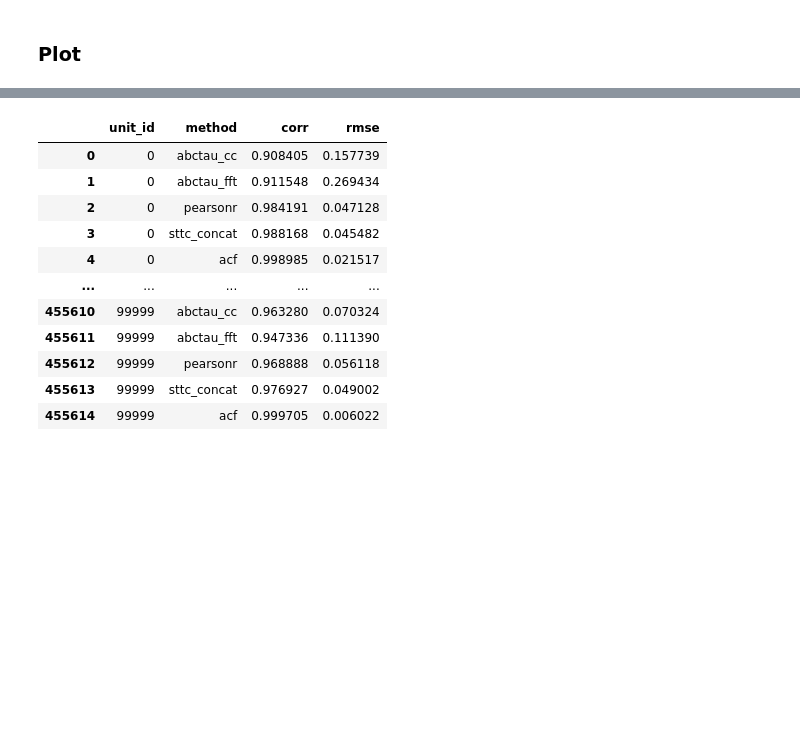
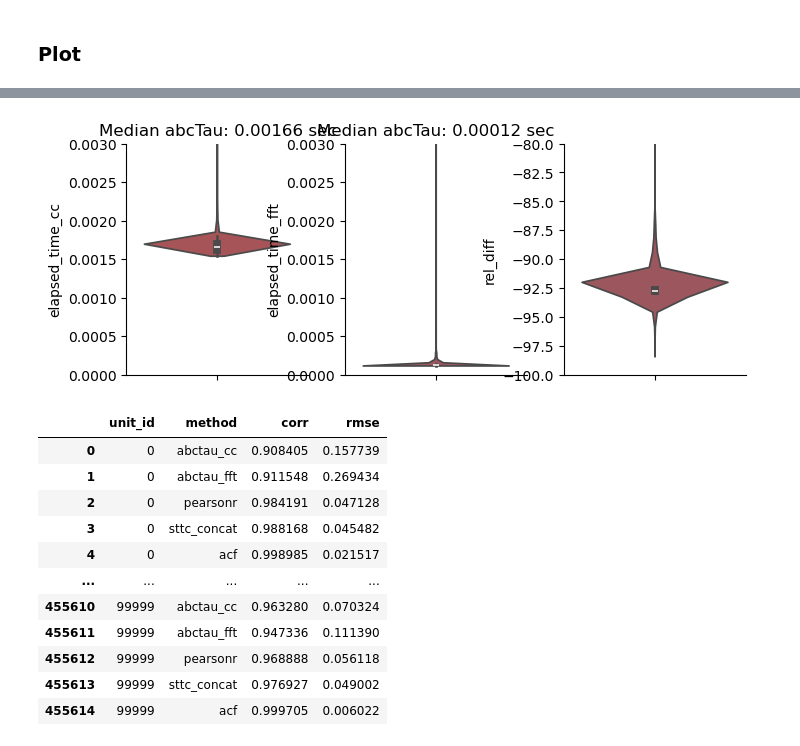
Before and after one commit to iinnpp/isttc, a Jupyter notebook: notebooks/abctau_tests/syn_dataset_trials_summ_stat.ipynb, the cells around one changed output, grey strips where cells are left out. Drawn from its saved outputs; the diff is of its cells as text; code cells hidden in the pictures; blank space fills up the shorter version.

```diff
--- a/notebooks/abctau_tests/syn_dataset_trials_summ_stat.ipynb
+++ b/notebooks/abctau_tests/syn_dataset_trials_summ_stat.ipynb
@@ -79,6 +80,8 @@ maxTimeLag = 1000 # only used when using autocorrelation for summary statistics
 # %%
 data_sumStat_l = []
 data_sumStat_fft_l = []
+cc_elapsed_time_l = []
+fft_elapsed_time_l = []
 unit_id_l = []
 
 for k,v in list(trial_dict_binned.items()):
@@ -89,12 +92,19 @@ for k,v in list(trial_dict_binned.items()):
     T = trial_lens_binned[k]
     numBinData = spike_binned.shape[1]
 
+    start_cc = time.perf_counter()
     data_sumStat = abcTau.summary_stats.comp_sumStat(spike_binned, summStat_metric, ifNorm, deltaT, binSize, T, numBinData, maxTimeLag)
+    elapsed_time_cc = time.perf_counter() - start_cc
+
+    start_fft = time.perf_counter()
     data_sumStat_fft = abcTau.summary_stats.comp_sumStat(spike_binned, summStat_metric_fft, ifNorm, deltaT, binSize, T, numBinData, maxTimeLag)
+    elapsed_time_fft = time.perf_counter() - start_fft
 
     data_sumStat_l.append(data_sumStat)
     data_sumStat_fft_l.append(data_sumStat_fft)
     unit_id_l.append(k)
+    cc_elapsed_time_l.append(elapsed_time_cc)
+    fft_elapsed_time_l.append(elapsed_time_fft)
 # %% [output]
 Processing 0....
 Processing 5000....
@@ -116,14 +126,23 @@ Processing 80000....
 Processing 85000....
 Processing 90000....
 Processing 95000....
+# %%
+# make df with elapsed_time for cc and fft
+elapsed_time_df = pd.DataFrame({
+    "unit_id": unit_id_l,
+    "elapsed_time_cc": cc_elapsed_time_l,
+    "elapsed_time_fft": fft_elapsed_time_l
+})
+elapsed_time_df["abs_diff"] = elapsed_time_df["elapsed_time_fft"] - elapsed_time_df["elapsed_time_cc"]
+elapsed_time_df["rel_diff"] = ((elapsed_time_df["elapsed_time_fft"] - elapsed_time_df["elapsed_time_cc"]) / elapsed_time_df["elapsed_time_cc"]) * 100
 # %%
 # save dict with acfs
 abctau_acf_dict = {
     unit_id: {'acf_cc': acf, 'acf_fft': fft}
     for unit_id, acf, fft in zip(unit_id_l, data_sumStat_l, data_sumStat_fft_l)
 }
-with open(results_folder_abctau + 'acfs_abctau_dict.pkl', "wb") as f:
-    pickle.dump(abctau_acf_dict, f)
+# with open(results_folder_abctau + 'acfs_abctau_dict.pkl', "wb") as f:
+#      pickle.dump(abctau_acf_dict, f)
 # %%
 rows = []
 
@@ -176,3 +212,21 @@ colors = [color_acf_full, color_pearson_trail_avg, color_sttc_trail_concat, colo
+# %%
+fig, axes = plt.subplots(1,3, figsize=(8,3))
+
+sns.violinplot(y='elapsed_time_cc', color=color_abctau_cc, data=elapsed_time_df , cut=0, density_norm='width', ax=axes[0])
+axes[0].set_ylim([0, 0.003])
+axes[0].set_title(f'Median abcTau: {elapsed_time_df['elapsed_time_cc'].median():.5f} sec')
+
+sns.violinplot(y='elapsed_time_fft', color=color_abctau_fft, data=elapsed_time_df , cut=0, density_norm='width', ax=axes[1])
+axes[1].set_ylim([0, 0.003])
+axes[1].set_title(f'Median abcTau: {elapsed_time_df['elapsed_time_fft'].median():.5f} sec')
+
+sns.violinplot(y='rel_diff', color=color_abctau_fft, data=elapsed_time_df , cut=0, density_norm='width', ax=axes[2])
+axes[2].set_ylim([-100, -80])
+#axes[2].set_title(f'Median abcTau: {elapsed_time_df['elapsed_time_fft'].median():.5f} sec')
+
+sns.despine()
+# %% [output]
+[figure, added]
 # %%
 df_clean = metrics_df.dropna(subset=['corr', 'rmse'])
 counts = df_clean.groupby('unit_id')['method'].nunique()
```
Also changed, not shown: parts of 7 cells of this notebook, 8 other files.
